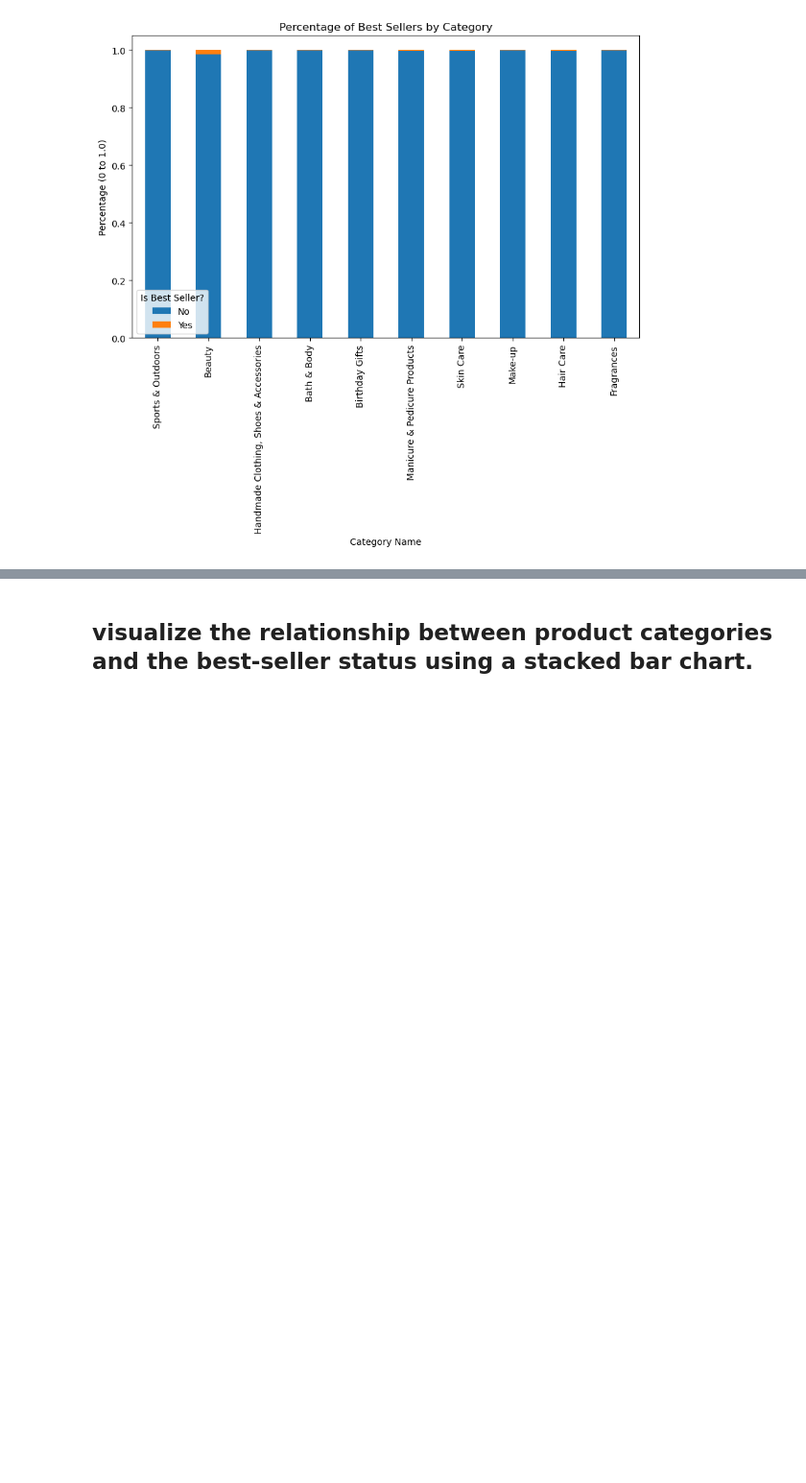
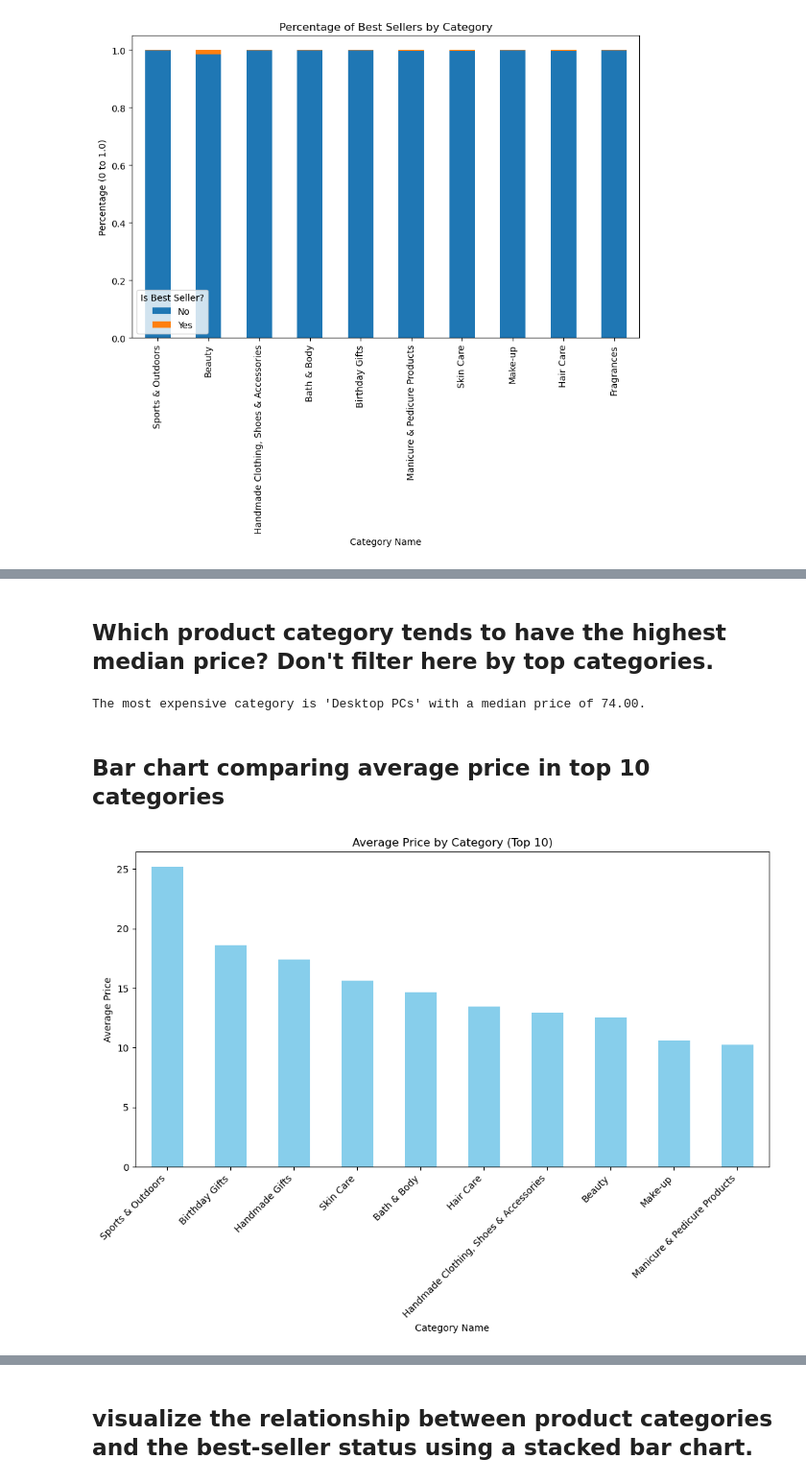
Before and after one commit to Hazzardbx/lab-eda-bivariate, a Jupyter notebook: Bivariate_lab.ipynb, the cells around one changed output, grey strips where cells are left out. Shown at 96% size. Drawn from its saved outputs; the diff is of its cells as text; code cells hidden in the pictures; blank space fills up the shorter version.

```diff
--- a/Bivariate_lab.ipynb
+++ b/Bivariate_lab.ipynb
@@ -72,0 +109,27 @@ plt.show()
+# %% [markdown]
+## Which product category tends to have the highest median price? Don't filter here by top categories.
+# %%
+median_prices = df_no_outliers.groupby('category')['price'].median().sort_values(ascending=False)
+expensive_cat = median_prices.idxmax()
+median_value = median_prices.max()
+print(f"The most expensive category is '{expensive_cat}' with a median price of {median_value:.2f}.")
+# plt.show()
+# %% [output]
+The most expensive category is 'Desktop PCs' with a median price of 74.00.
+# %% [markdown]
+## Bar chart comparing average price in top 10 categories
+# %%
+avg_prices = df_no_outliers.groupby('category')['price'].mean()
+
+top_10_categories = df_no_outliers['category'].value_counts().nlargest(10).index
+avg_prices_top_10 = avg_prices.loc[top_10_categories].sort_values(ascending=False)
+
+plt.figure(figsize=(12, 6))
+avg_prices_top_10.plot(kind='bar', color='skyblue')
+plt.title('Average Price by Category (Top 10)')
+plt.xlabel('Category Name')
+plt.ylabel('Average Price')
+plt.xticks(rotation=45, ha='right')
+plt.show()
+# %% [output]
+[figure, added]
```
Also changed, not shown: parts of 14 cells of this notebook, 1 other file.
